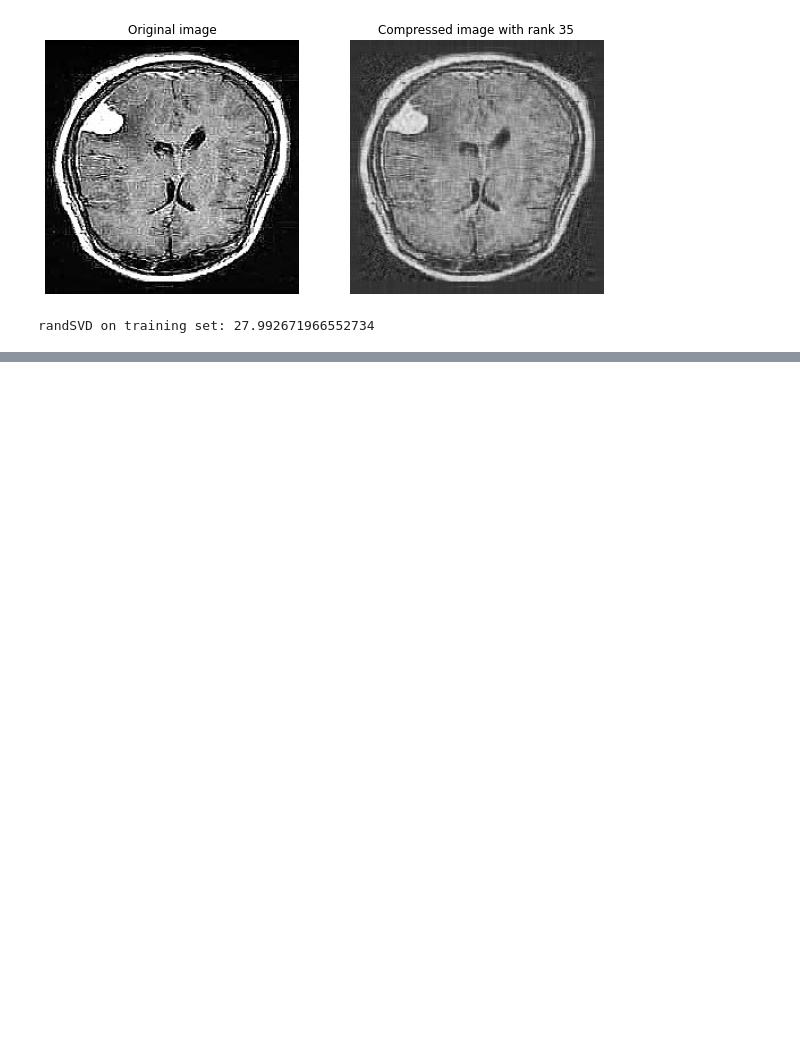
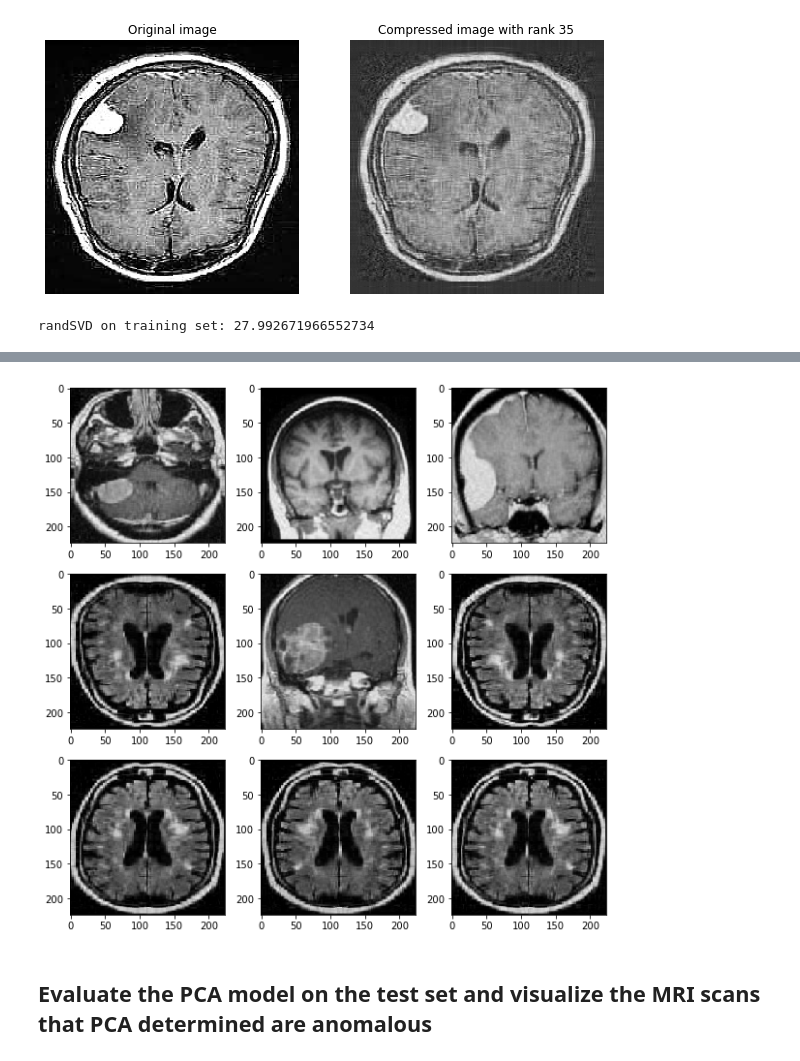
Before and after one commit to nsuttora/Anomaly-Detection-Numerical-LinAlg-for-Big-Data, a Jupyter notebook: pca_baseline.ipynb, the cells around one changed output, grey strips where cells are left out. Drawn from its saved outputs; the diff is of its cells as text; code cells hidden in the pictures; blank space fills up the shorter version.

```diff
--- a/pca_baseline.ipynb
+++ b/pca_baseline.ipynb
@@ -421,0 +400,11 @@ plt.show()
+# %%
+largest_mse_scores = mse_train_scores_randSVD.nlargest(9).index
+
+plt.figure(figsize=(10, 10))
+row, cols = 3, 3
+
+for i in range(9):
+    plt.subplot(row, cols, i+1)
+    plt.imshow(pca_DF.iloc[largest_mse_scores[i]].values.reshape((224, 224)), interpolation='nearest', cmap='gray')
+    plt.grid(False)
+plt.show()
@@ -421,0 +433,15 @@ plt.show()
+# %%
+largest_mse_scores = mse_train_scores_nmf.nlargest(9).index
+
+plt.figure(figsize=(10, 10))
+row, cols = 3, 3
+
+for i in range(9):
+    plt.subplot(row, cols, i+1)
+    plt.imshow(pca_DF.iloc[largest_mse_scores[i]].values.reshape((224, 224)), interpolation='nearest', cmap='gray')
+    plt.grid(False)
+plt.show()
+# %% [output]
+[figure, added]
+# %% [markdown]
+## Evaluate the PCA model on the test set and visualize the MRI scans that PCA determined are anomalous
```
Also changed, not shown: parts of 41 cells of this notebook.
